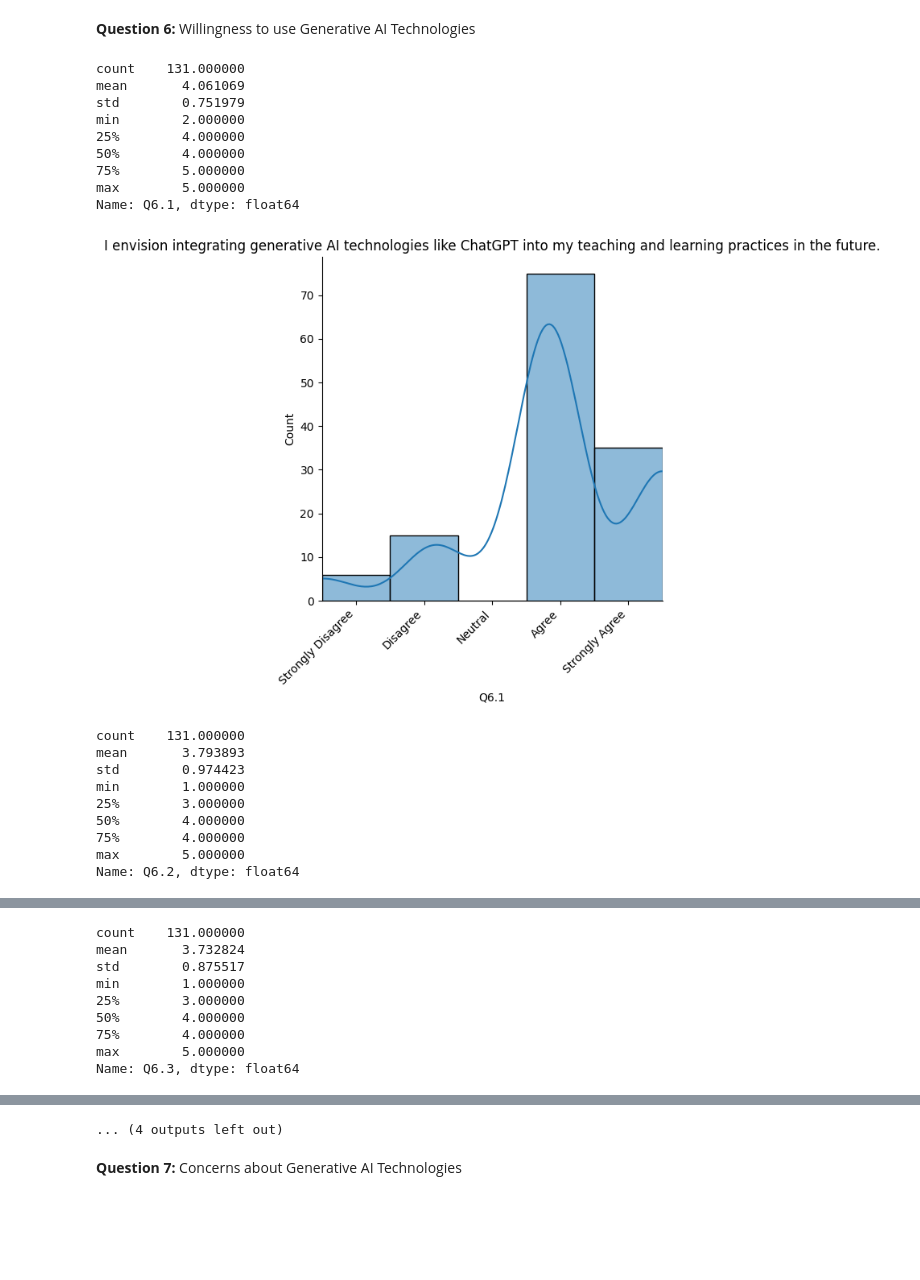
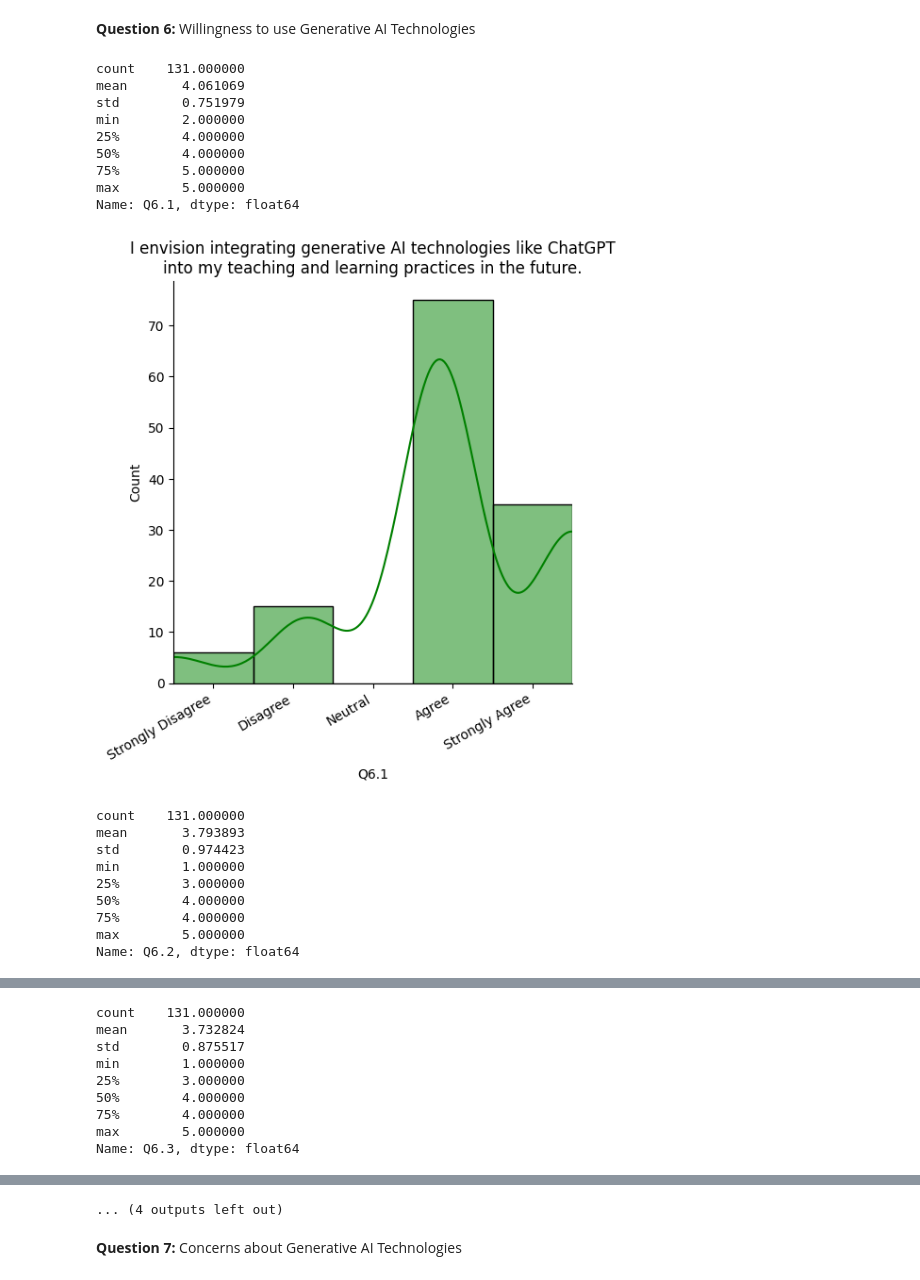
Before and after one commit to AndrejFinki/S7.IRP, a Jupyter notebook: src/dataset_2.ipynb, the cells around one changed output, grey strips where cells are left out. Cells and saved outputs as stored; diff of their text form; code cells hidden in the pictures; blank space fills up the shorter version.

```diff
--- a/src/dataset_2.ipynb
+++ b/src/dataset_2.ipynb
@@ -33,7 +33,7 @@ survey_coded.head()
 5 rows × 34 columns
 # %%
 def generate_distplot_numeric( data, unique_values, title = "" ):
-    plot = seaborn.displot( data, bins = unique_values, kde = True )
+    plot = seaborn.displot( data, bins = unique_values, kde = True, color = 'Green' )
 
     bin_edges = numpy.linspace( data.min(), data.max(), unique_values + 1 )
     tick_positions = ( bin_edges[:-1] + bin_edges[1:] ) / 2
@@ -49,7 +49,7 @@ def generate_distplot_numeric( data, unique_values, title = "" ):
     matplotlib.pyplot.show()
 
 def generate_distplot_text( data, labels, unique_values, title = "" ):
-    plot = seaborn.displot( data, bins = unique_values, kde = True )
+    plot = seaborn.displot( data, bins = unique_values, kde = True, color = 'Green' )
 
     bin_edges = numpy.linspace( data.min(), data.max(), unique_values + 1 )
     tick_positions = ( bin_edges[:-1] + bin_edges[1:] ) / 2
@@ -60,7 +60,7 @@ def generate_distplot_text( data, labels, unique_values, title = "" ):
 
     matplotlib.pyplot.title( title )
 
-    matplotlib.pyplot.xticks( rotation = 45, ha = 'right' )
+    matplotlib.pyplot.xticks( rotation = 30, ha = 'right' )
 
     print( data.describe() )
 
@@ -79,11 +79,12 @@ def generate_barplot( data, title = "" ):
     seaborn.barplot(
         pandas.DataFrame( list( counter.items() ), columns = ['Choice', 'Count'] ),
         y = 'Choice',
-        x = 'Count'
+        x = 'Count',
+        color = 'Green'
     )
 
+    matplotlib.pyplot.tight_layout()
     matplotlib.pyplot.title( title )
-
     matplotlib.pyplot.show()
 # %%
 frequency_text_responses = ["Never", "Rarely", "Sometimes", "Often", "Very often"]
@@ -194,25 +195,25 @@ Name: Q5.6, dtype: float64
 # %% [markdown]
 **Question 6:** Willingness to use Generative AI Technologies
 # %%
-generate_distplot_text( survey_coded["Q6.1"], agreement_text_responses, 5, "I envision integrating generative AI technologies like ChatGPT into my teaching and learning practices in the future." )
-generate_distplot_text( survey_coded["Q6.2"], agreement_text_responses, 5, "Students must learn how to use generative AI technologies well for their careers." )
-generate_distplot_text( survey_coded["Q6.3"], agreement_text_responses, 5, "I believe generative AI technologies such as ChatGPT can improve my digital competence." )
-generate_distplot_text( survey_coded["Q6.4"], agreement_text_responses, 5, "I believe generative AI technologies such as ChatGPT can help me save time." )
-generate_distplot_text( survey_coded["Q6.5"], agreement_text_responses, 5, "I believe AI technologies such as ChatGPT can provide me with unique insights and perspectives that I may not have thought of myself." )
-generate_distplot_text( survey_coded["Q6.6"], agreement_text_responses, 5, "I think AI technologies such as ChatGPT can provide me with personalized and immediate feedback and suggestions for my assignments." )
-generate_distplot_text( survey_coded["Q6.7"], agreement_text_responses, 5, "I think AI technologies such as ChatGPT is a great tool as it is available 24/7." )
-generate_distplot_text( survey_coded["Q6.8"], agreement_text_responses, 5, "I think AI technologies such as ChatGPT is a great tool for student support services due to anonymity." )
+generate_distplot_text( survey_coded["Q6.1"], agreement_text_responses, 5, "I envision integrating generative AI technologies like ChatGPT\ninto my teaching and learning practices in the future." )
+generate_distplot_text( survey_coded["Q6.2"], agreement_text_responses, 5, "Students must learn how to use generative AI\ntechnologies well for their careers." )
+generate_distplot_text( survey_coded["Q6.3"], agreement_text_responses, 5, "I believe generative AI technologies such as ChatGPT\ncan improve my digital competence." )
+generate_distplot_text( survey_coded["Q6.4"], agreement_text_responses, 5, "I believe generative AI technologies such as ChatGPT\ncan help me save time." )
+generate_distplot_text( survey_coded["Q6.5"], agreement_text_responses, 5, "I believe AI technologies such as ChatGPT\ncan provide me with unique insights and perspectives\nthat I may not have thought of myself." )
+generate_distplot_text( survey_coded["Q6.6"], agreement_text_responses, 5, "I think AI technologies such as ChatGPT\ncan provide me with personalized and immediate feedback\nand suggestions for my assignments." )
+generate_distplot_text( survey_coded["Q6.7"], agreement_text_responses, 5, "I think AI technologies such as ChatGPT\nis a great tool as it is available 24/7." )
+generate_distplot_text( survey_coded["Q6.8"], agreement_text_responses, 5, "I think AI technologies such as ChatGPT\nis a great tool for student support services due to anonymity." )
 # %% [output]
 count    131.000000
 mean       4.061069
 std        0.751979
 min        2.000000
 25%        4.000000
 50%        4.000000
 75%        5.000000
 max        5.000000
 Name: Q6.1, dtype: float64
-[figure, old version]
+[figure, new version]
 count    131.000000
 mean       3.793893
 std        0.974423
```
Also changed, not shown: parts of 9 cells of this notebook.
